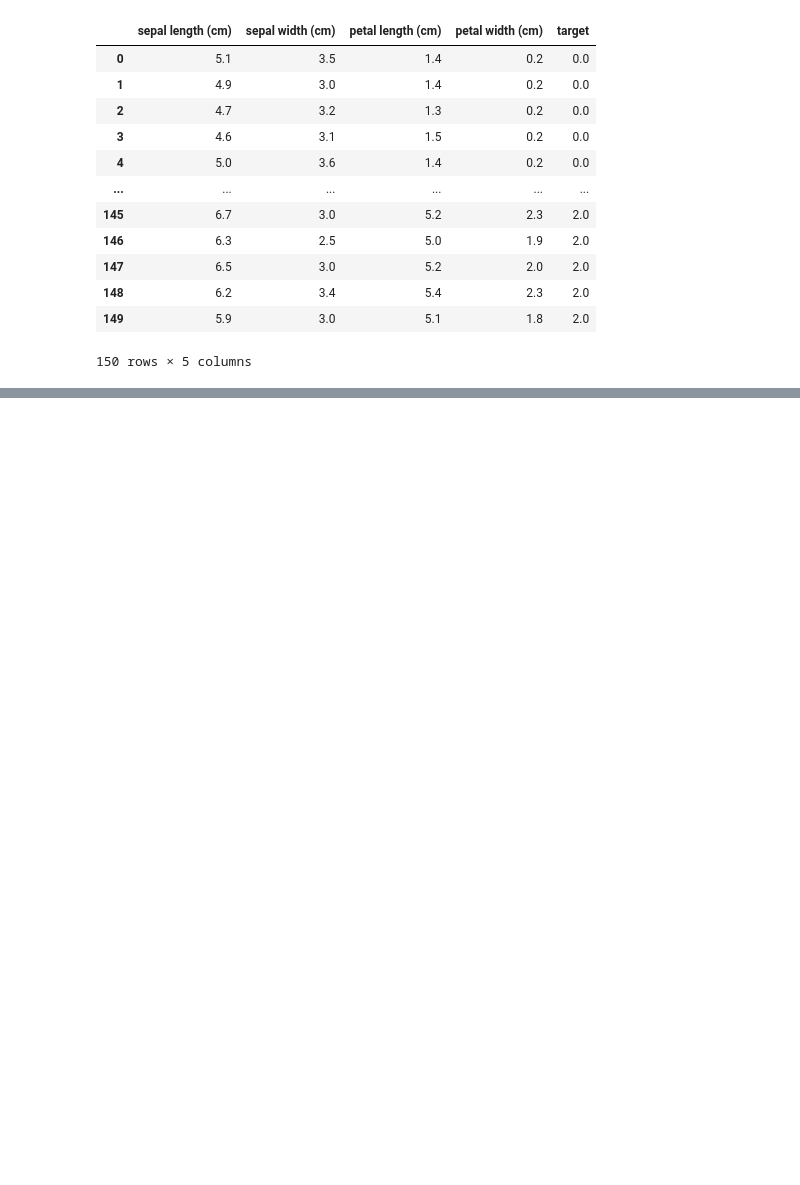
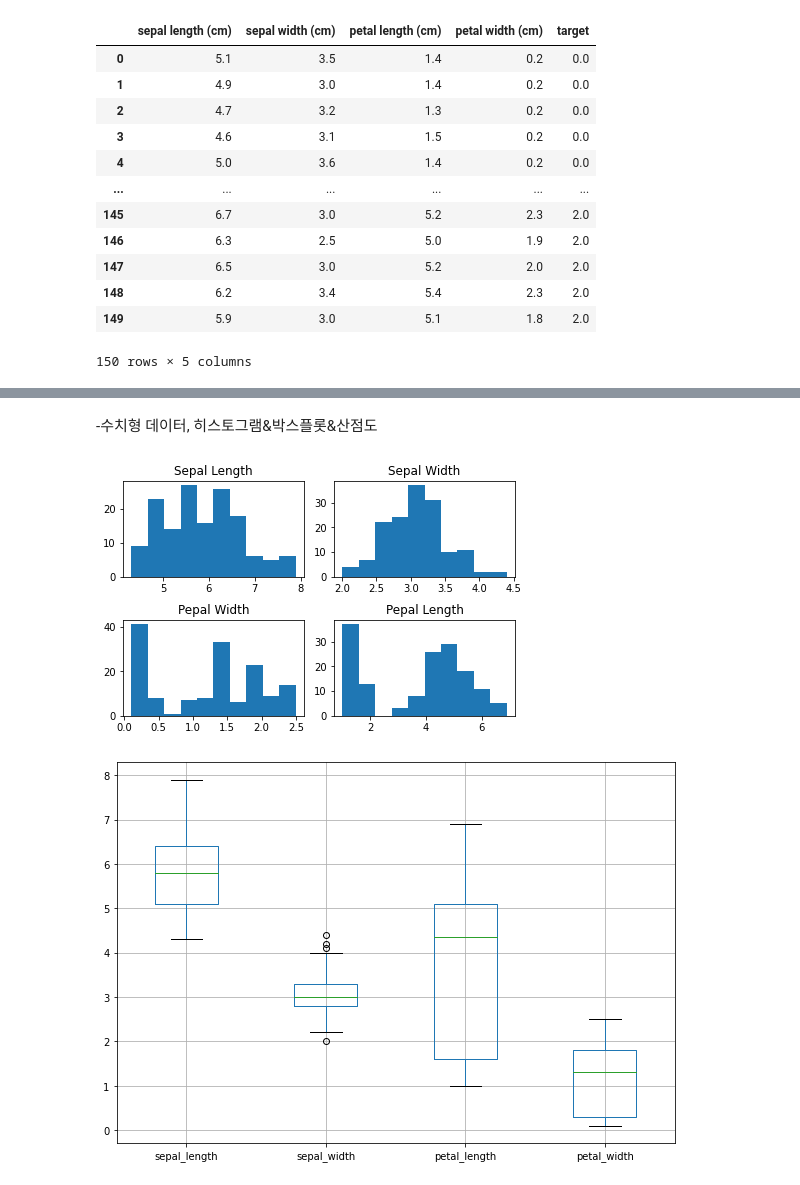
Before and after one commit to mjkanf1994/ml_edu, a Jupyter notebook: 0818_ml_iris_sample.ipynb, the cells around one changed output, grey strips where cells are left out. Drawn from its saved outputs; the diff is of its cells as text; code cells hidden in the pictures; blank space fills up the shorter version.

```diff
--- a/0818_ml_iris_sample.ipynb
+++ b/0818_ml_iris_sample.ipynb
@@ -60,4 +61,5 @@ def sklearn_to_df(sklearn_dataset):
     df['target'] = pd.Series(sklearn_dataset.target)
     return df
 
-df_boston = sklearn_to_df(datasets.load_boston())
+df_iris = sklearn_to_df(load_iris())
+print(df_iris.head(3).to_markdown())
@@ -63,0 +75,14 @@ df_boston = sklearn_to_df(datasets.load_boston())
+# %%
+temp_data =df_iris.copy()
+#print(temp.data.info())
+
+#column 명 바꾸기
+temp_data.columns=["sepal_length","sepal_width","petal_length","petal_width","species"]
+temp_data.info()
+
+#map
+#0-> "setosa"
+replace_fct = {0:"setosa",1:"versicolor",2:"verginica"}
+
+temp_data['species']=temp_data['species'].map(replace_fct)
+print(temp_data.head(3))
@@ -63,0 +106,30 @@ df_boston = sklearn_to_df(datasets.load_boston())
+# %% [markdown]
+-수치형 데이터, 히스토그램&박스플롯&산점도
+# %%
+import matplotlib.pyplot as plt
+import seaborn as sns
+
+###히스토그램
+n_bins = 10
+fig, axs = plt.subplots(2, 2) # 그래프를 그리기 위해 일종의 레이아웃을 작성한다.
+axs[0, 0].hist(temp_data['sepal_length'], bins = n_bins);
+axs[0, 0].set_title('Sepal Length');
+axs[0, 1].hist(temp_data['sepal_width'], bins = n_bins);
+axs[0, 1].set_title('Sepal Width');
+axs[1, 0].hist(temp_data['petal_width'], bins = n_bins);
+axs[1, 0].set_title('Pepal Width');
+axs[1, 1].hist(temp_data['petal_length'], bins = n_bins);
+axs[1, 1].set_title('Pepal Length');
+
+fig.tight_layout(pad=1.0);
+
+###박스플롯
+plt.figure(figsize = (10, 7))
+temp_data.boxplot()
+
+
+###산점도
+sns.pairplot(temp_data,hue="species",height=2,palette="colorblind");
+# %% [output]
+[figure, added]
+[figure, added]
```
Also changed, not shown: parts of 14 cells of this notebook.
